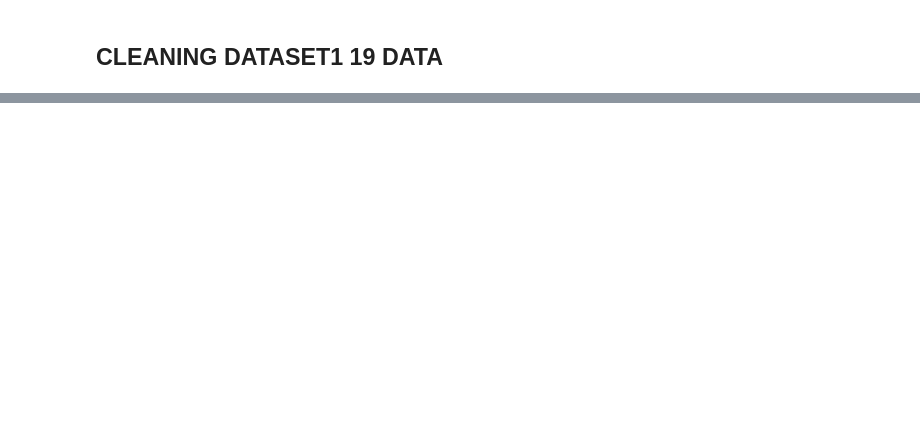
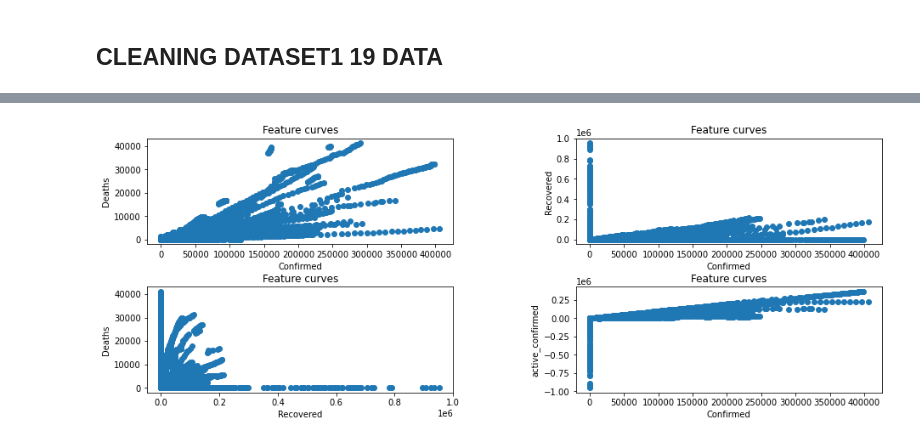
Before and after one commit to ranirajput0000/study-techno, a Jupyter notebook: Coronavirus Exploration.ipynb, the cells around one changed output, grey strips where cells are left out. Drawn from its saved outputs; the diff is of its cells as text; code cells hidden in the pictures; blank space fills up the shorter version.

```diff
--- a/Coronavirus Exploration.ipynb
+++ b/Coronavirus Exploration.ipynb
@@ -367,0 +217,8 @@ memory usage: 913.7+ KB
+# %%
+#Let we Compute active_confirmed
+
+#Here, we obtain the combined attribute namely active_confirmed by using a formulae:
+#Confirmed - (Deaths + Recovered)
+
+impute_covid['active_confirmed'] = impute_covid['Confirmed'].values - \
+(impute_covid['Deaths'].values+impute_covid['Recovered'].values)
@@ -367,0 +269,7 @@ memory usage: 913.7+ KB
+# %%
+features = [['Confirmed', 'Deaths'], ['Confirmed', 'Recovered'], ['Recovered', 'Deaths'], \
+            ['Confirmed', 'active_confirmed']]
+values = [[impute_covid['Confirmed'], impute_covid['Deaths']],\
+          [impute_covid['Confirmed'], impute_covid['Recovered']],\
+          [impute_covid['Recovered'], impute_covid['Deaths']],\
+          [impute_covid['Confirmed'], impute_covid['active_confirmed']]]
@@ -367,0 +297,17 @@ memory usage: 913.7+ KB
+# %%
+#The matplotlib.figure module contains the Figure class. It is a top-level container for all plot elements.
+#The Figure object is instantiated by calling the figure() function from the pyplot module −
+
+fig = plt.figure(figsize=(15.5,5.5))
+fig.subplots_adjust(hspace=0.4, wspace=0.4)
+for i in range(1,5):
+    ax = fig.add_subplot(2, 2, i)
+    col = features[i-1]
+    val = values[i-1]
+    ax.scatter(val[0], val[1])
+    ax.set_xlabel(col[0])
+    ax.set_ylabel(col[1])
+    ax.set_title('Feature curves')
+plt.show()
+# %% [output]
+[figure, added]
```
Also changed, not shown: parts of 177 cells of this notebook.
